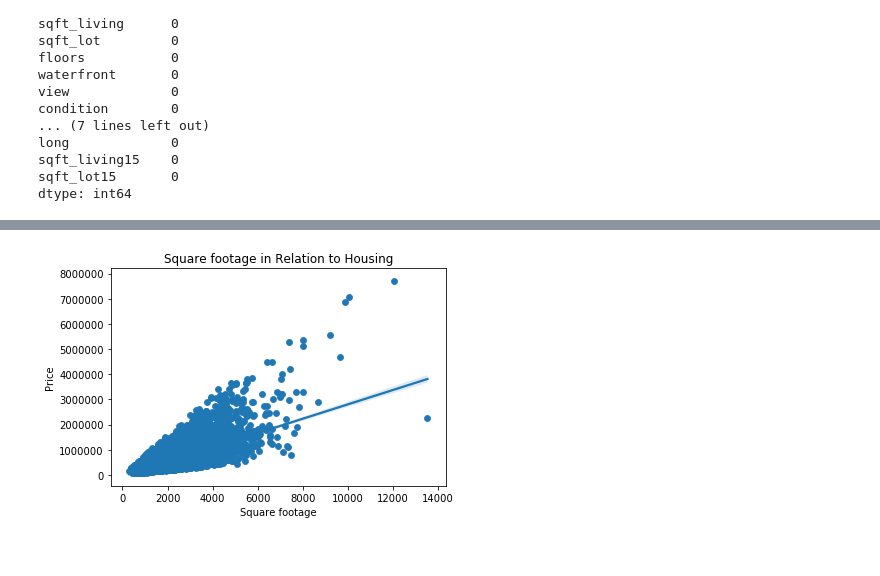
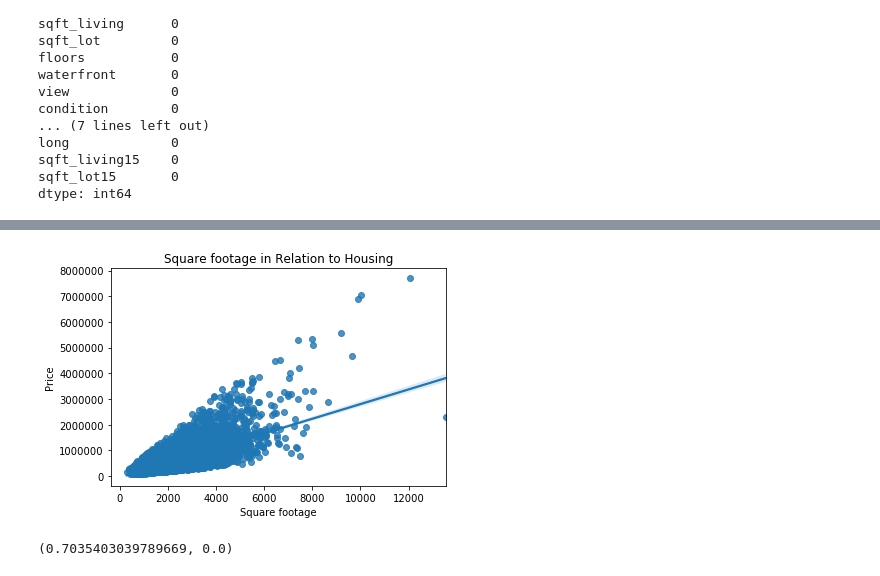
Before and after one commit to Kelvin-Arellano/housing_prices, a Jupyter notebook: Initial_predict.ipynb, the cells around one changed output, grey strips where cells are left out. Cells and saved outputs as stored; diff of their text form; code cells hidden in the pictures.

```diff
--- a/Initial_predict.ipynb
+++ b/Initial_predict.ipynb
@@ -121,8 +131,12 @@ array([[<matplotlib.axes._subplots.AxesSubplot object at 0x...>,
 # %%
-df.plot.scatter(x='sqft_living', y='price');
 sns.regplot(data=df,x='sqft_living',y='price');
 plt.title("Square footage in Relation to Housing");
 plt.xlabel("Square footage");
 plt.ylabel("Price");
 # %% [output]
-[figure, old version]
+[figure, new version]
+# %%
+corr = stats.pearsonr(housing.sqft_living, housing.price)
+corr
+# %% [output]
+(0.7035403039789669, 0.0)
```
Also changed, not shown: parts of 27 cells of this notebook.
